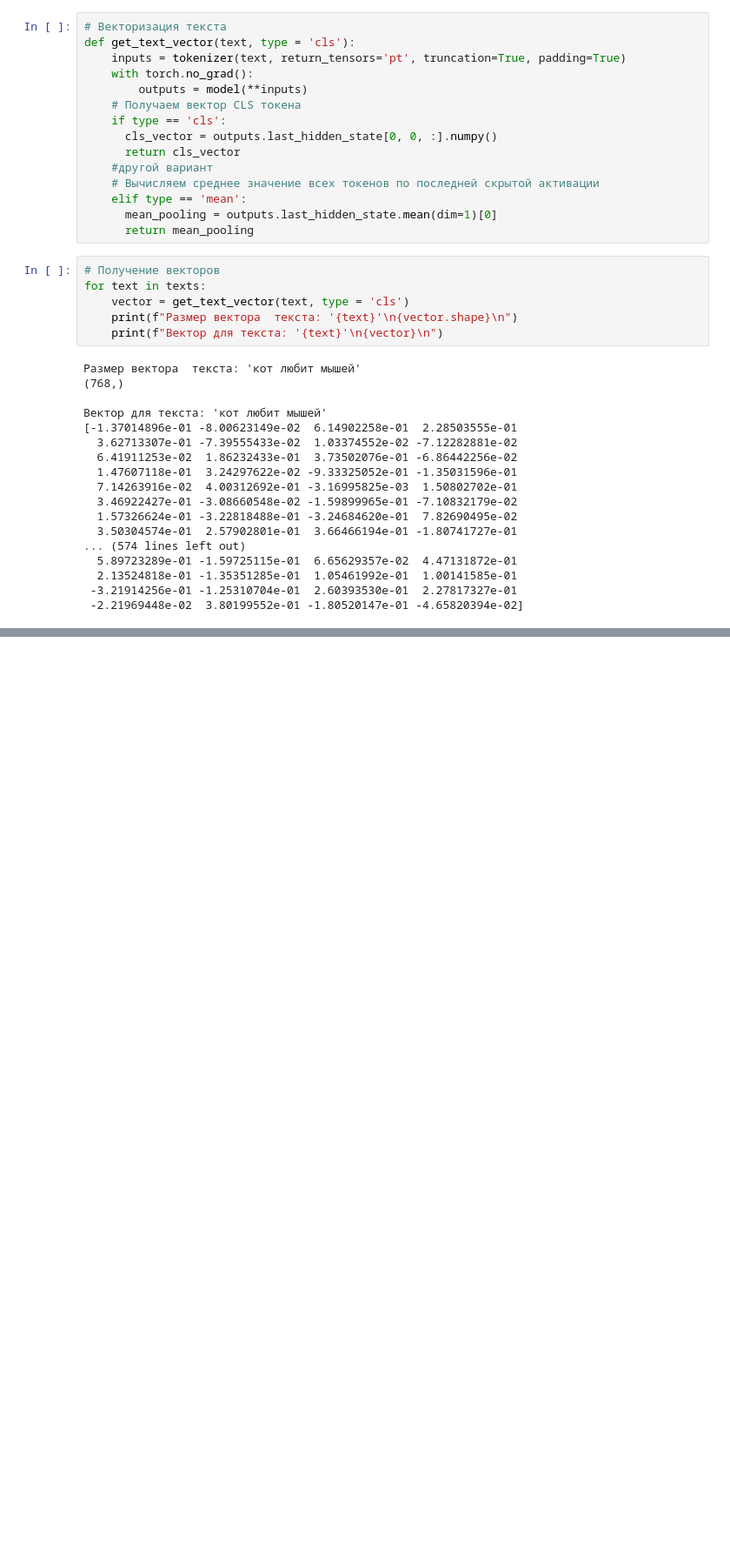
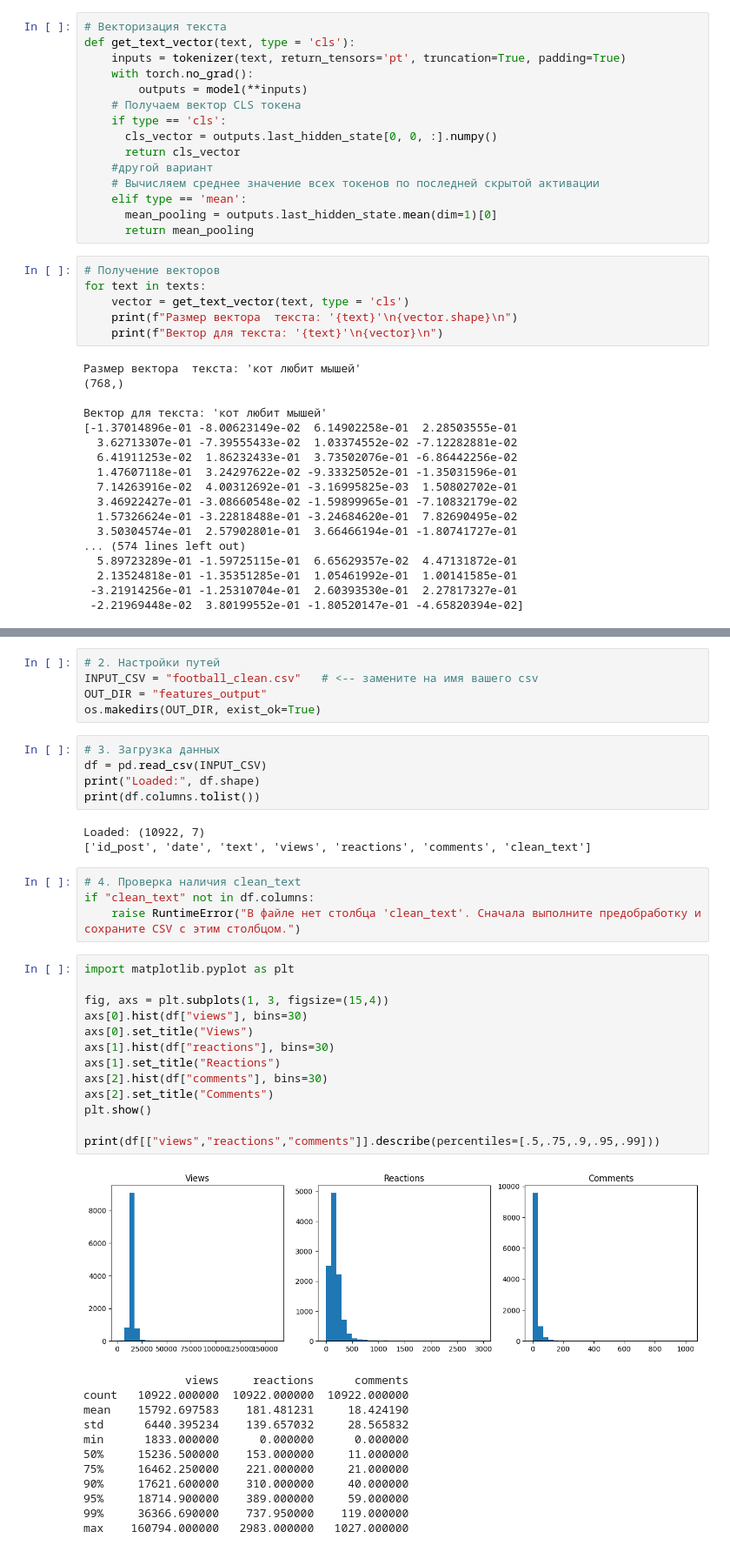
Before and after one commit to rfeskov/NNT, a Jupyter notebook: Лекция_5_Векторизация.ipynb, the cells around one changed output, grey strips where cells are left out. Shown: that part at 87% size. Saved outputs shown, nothing was run; the diff lists cells and outputs as text; blank space fills up the shorter version.

```diff
--- a/Лекция_5_Векторизация.ipynb
+++ b/Лекция_5_Векторизация.ipynb
@@ -524,0 +530,43 @@ for text in texts:
+# %%
+# 2. Настройки путей
+INPUT_CSV = "football_clean.csv"   # <-- замените на имя вашего csv
+OUT_DIR = "features_output"
+os.makedirs(OUT_DIR, exist_ok=True)
+# %%
+# 3. Загрузка данных
+df = pd.read_csv(INPUT_CSV)
+print("Loaded:", df.shape)
+print(df.columns.tolist())
+# %% [output]
+Loaded: (10922, 7)
+['id_post', 'date', 'text', 'views', 'reactions', 'comments', 'clean_text']
+# %%
+# 4. Проверка наличия clean_text
+if "clean_text" not in df.columns:
+    raise RuntimeError("В файле нет столбца 'clean_text'. Сначала выполните предобработку и сохраните CSV с этим столбцом.")
+# %%
+import matplotlib.pyplot as plt
+
+fig, axs = plt.subplots(1, 3, figsize=(15,4))
+axs[0].hist(df["views"], bins=30)
+axs[0].set_title("Views")
+axs[1].hist(df["reactions"], bins=30)
+axs[1].set_title("Reactions")
+axs[2].hist(df["comments"], bins=30)
+axs[2].set_title("Comments")
+plt.show()
+
+print(df[["views","reactions","comments"]].describe(percentiles=[.5,.75,.9,.95,.99]))
+# %% [output]
+[figure, added]
+               views     reactions      comments
+count   10922.000000  10922.000000  10922.000000
+mean    15792.697583    181.481231     18.424190
+std      6440.395234    139.657032     28.565832
+min      1833.000000      0.000000      0.000000
+50%     15236.500000    153.000000     11.000000
+75%     16462.250000    221.000000     21.000000
+90%     17621.600000    310.000000     40.000000
+95%     18714.900000    389.000000     59.000000
+99%     36366.690000    737.950000    119.000000
+max    160794.000000   2983.000000   1027.000000
```
Also changed, not shown: parts of 27 cells of this notebook.
